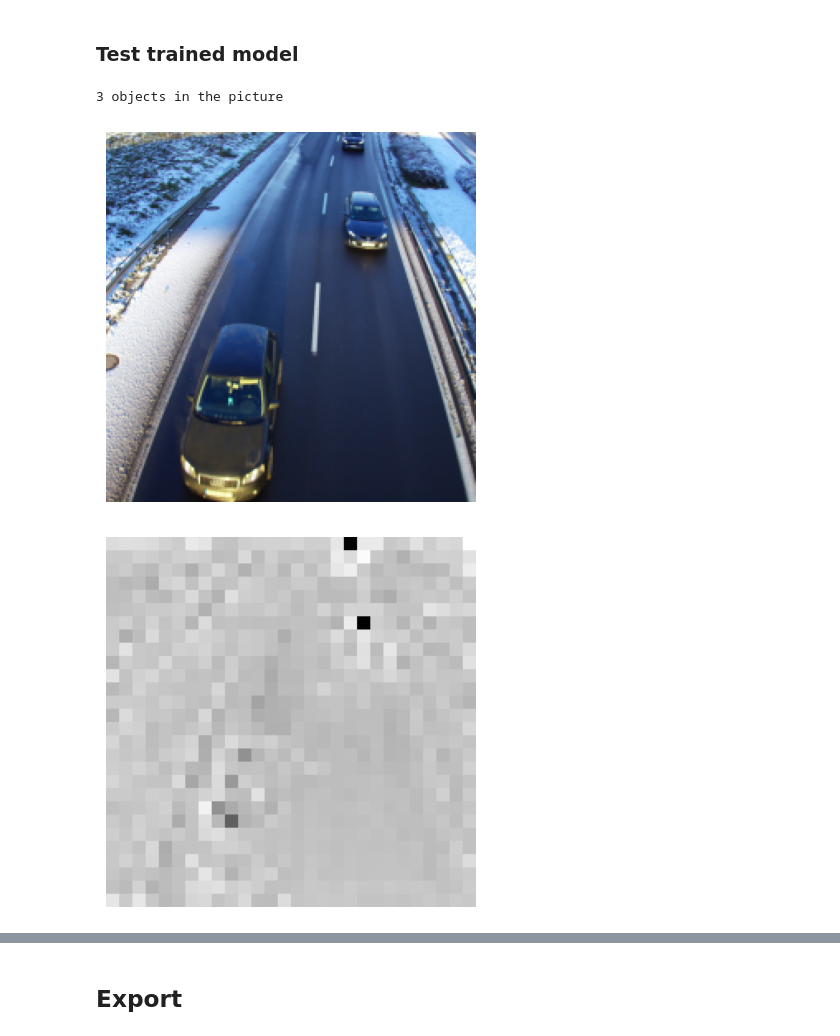
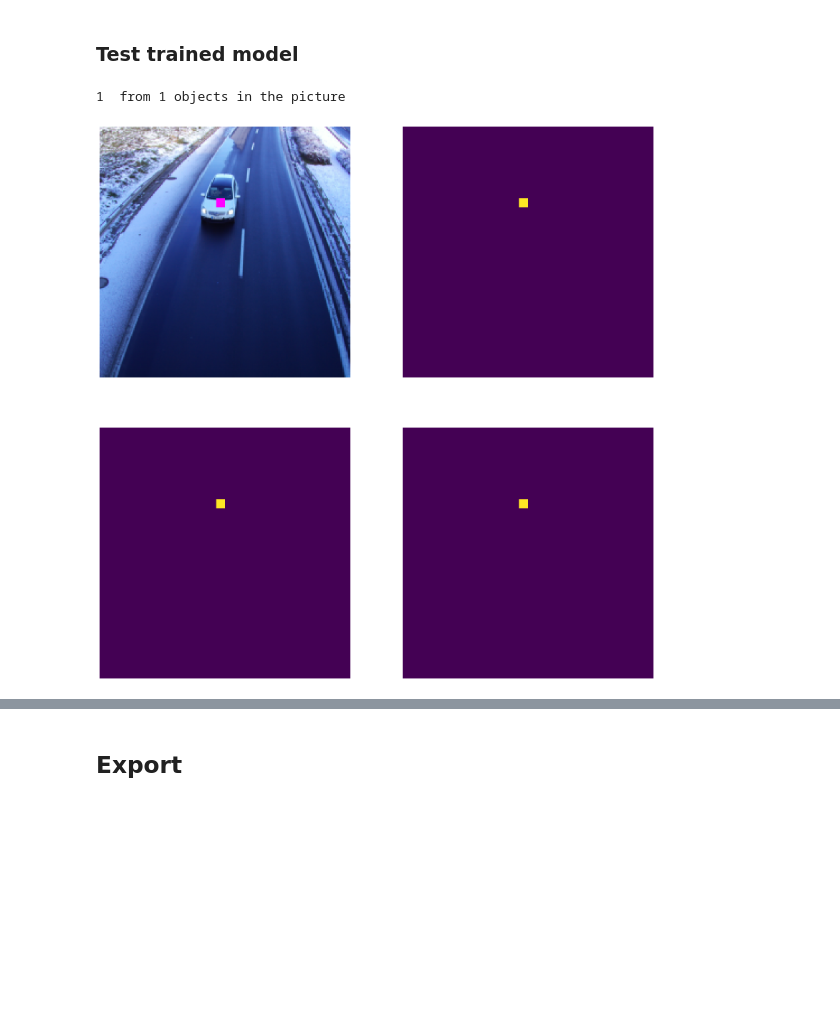
Before and after one commit to krzy3chu/FOMO, a Jupyter notebook: fomo.ipynb, the cells around one changed output, grey strips where cells are left out. Cells and saved outputs as stored; diff of their text form; code cells hidden in the pictures; blank space fills up the shorter version.

```diff
--- a/fomo.ipynb
+++ b/fomo.ipynb
@@ -116,12 +127,14 @@ class VehicleDataModule(pl.LightningDataModule):
     ):
         super().__init__()
         self._dataset_dir = dataset_dir
-        self._input_resolution = input_resolution  # model input image resolution (assume input is squared shape)
-        self._grid_scale = grid_scale  # number of pixels per cell on prediction grid (vertically and horizontally)
+        self._input_resolution = input_resolution
+        self._grid_scale = grid_scale
         self._batch_size = batch_size
 
+        output_resolution = input_resolution // grid_scale
         self._transform = Resize((input_resolution, input_resolution), antialias=True)
-        self._target_transform = BoundingBoxToMask(input_resolution, grid_scale, 1)
+        self._target_transform = BoundingBoxToMask(input_resolution, grid_scale, NUMBER_OF_CLASSES)
+        self._segmentation_transform = Resize((output_resolution, output_resolution), InterpolationMode.NEAREST)
         self._train_dataset = None
         self._val_dataset = None
 
@@ -130,11 +143,13 @@ class VehicleDataModule(pl.LightningDataModule):
             self._dataset_dir / Path("training"),
             self._transform,
             self._target_transform,
+            self._segmentation_transform
         )
         self._val_dataset = VehicleDataset(
             self._dataset_dir / Path("validation"),
             self._transform,
             self._target_transform,
+            self._segmentation_transform
         )
 
     def train_dataloader(self):
@@ -159,7 +174,7 @@ def fomo_net(weights: None, number_of_classes: int) -> nn.Module:
     """
     model = mobilenet_v2(weights=weights)
 
-    # Remove layers after 1/8 reduction
+    # Remove layers after 1/8 size reduction
     cut_inverted_residual = 7
     features = [
         nn.Identity() if i > cut_inverted_residual else model.features[i]
@@ -173,7 +188,7 @@ def fomo_net(weights: None, number_of_classes: int) -> nn.Module:
     # Add classification layers
     model.classifier = nn.Sequential(
         nn.Conv2d(
-            in_channels=192,
+            in_channels=32*6,
             out_channels=32,
             kernel_size=1,
             stride=1),
@@ -189,7 +204,7 @@ def fomo_net(weights: None, number_of_classes: int) -> nn.Module:
 # %% [markdown]
 #### Funtion to postprocess the mask generated by FOMO
 # %%
-def postprocess_fomo_mask_prediction(
+def postprocess_prediction(
     mask_pred: torch.Tensor, threshold: float, binary: bool=True, connected: bool=True
 ) -> torch.Tensor:
     """
@@ -348,45 +373,52 @@ inspect_dataset(data_idx=27, class_idx=0)
 # %% [markdown]
 ### Test trained model
 # %%
-def display_mask(mask: torch.Tensor):
-    mask = mask.squeeze(0).permute(1, 2, 0).numpy()
+def mask_to_display(mask: torch.Tensor):
     mask_res = cv2.resize(
-        mask,
+        mask.numpy().squeeze(),
         dsize=(IMAGE_RESOLUTION, IMAGE_RESOLUTION),
         interpolation=cv2.INTER_NEAREST,
     )
-    plt.figure()
-    plt.axis('off')
-    plt.imshow(mask_res, cmap='binary')
+    return mask_res
 
 def test_model(model_path: str, data_idx: int, mask_idx: int, threshold: float):
     dataset = VehicleDataset(
                 DATASET_DIR / Path("validation"),
-                Resize((IMAGE_RESOLUTION, IMAGE_RESOLUTION), antialias=True),
-                BoundingBoxToMask(IMAGE_RESOLUTION, GRID_SCALE, 1))
-    image = dataset[data_idx][0]
-    plt.axis('off')
-    plt.imshow(image.permute(1, 2, 0).numpy().astype(int))
-
+                vehicle_data_module._transform,
+                vehicle_data_module._target_transform,
+                vehicle_data_module._segmentation_transform
+    )
+    image, mask, count, seg_mask = dataset[data_idx]
     model = FomoModule.load_from_checkpoint(model_path)
     with torch.no_grad():
         model.eval()
         mask_pred = model(image.unsqueeze(0).cuda()).cpu()
-        mask_post_sig = postprocess_fomo_mask_prediction(mask_pred, threshold=threshold, binary=False, connected=False)
-        mask_post_bin = postprocess_fomo_mask_prediction(mask_pred, threshold=threshold, binary=True, connected=False)
-        mask_post_con = postprocess_fomo_mask_prediction(mask_pred, threshold=threshold, binary=True, connected=True)
+        mask_post_sig = postprocess_prediction(mask_pred, threshold=threshold, binary=False, connected=False)
+        mask_post_bin = postprocess_prediction(mask_pred, threshold=threshold, binary=True, connected=False)
+        mask_post_con = postprocess_prediction(mask_pred, threshold=threshold, binary=True, connected=True)
 
-    display_mask(mask_pred)
-    display_mask(mask_post_sig)
-    display_mask(mask_post_bin)
-    display_mask(mask_post_con)
+    image = image.permute(1, 2, 0).numpy().astype(int)
+    mask_result = mask_to_display(mask_post_con)
+    mask_ref = mask_to_display(mask[mask_idx])
+    mask_check = np.logical_and(mask_result==1, mask_ref==1)
+    image[mask_result==1] = [0, 0, 255]     # blue
+    image[mask_ref==1]    = [255, 0, 0]     # red
+    image[mask_check==1]  = [255, 0, 255]   # purple
 
-    cnt = np.count_nonzero(mask_post_con)
-    print(str(cnt), "objects in the picture")
+    _, axs = plt.subplots(2, 2, figsize=(20, 20))
+    for ax in axs.ravel():
+        ax.set_axis_off()
+    axs[0][0].imshow(image)
+    image[mask_result==1] = [0, 0, 255]
+    axs[0][1].imshow(mask_to_display(mask_post_bin))
+    axs[1][0].imshow(mask_to_display(mask_post_bin))
+    axs[1][1].imshow(mask_to_display(mask_post_con))
 
-test_model(model_path="399010269064744334/56634d5296d1445793f845250bb3c4e0/checkpoints/epoch=9-step=540.ckpt",
-           data_idx=27, mask_idx=0, threshold=DETECTION_THRESHOLD)
+    count_pred = np.count_nonzero(mask_result)//(pow(GRID_SCALE, 2))
+    print(str(count_pred), " from " + str(count[0]) + " objects in the picture")
+
+test_model(model_path="809519448084443092/999e5b081b1e4351a4ea55e049f847c6/checkpoints/epoch=9-step=540.ckpt",
+           data_idx=0, mask_idx=0, threshold=DETECTION_THRESHOLD)
 # %% [output]
-3 objects in the picture
+1  from 1 objects in the picture
-[figure, old version]
+[figure, new version]
-[figure, removed]
```
Also changed, not shown: parts of 9 cells of this notebook, 2 other files.
